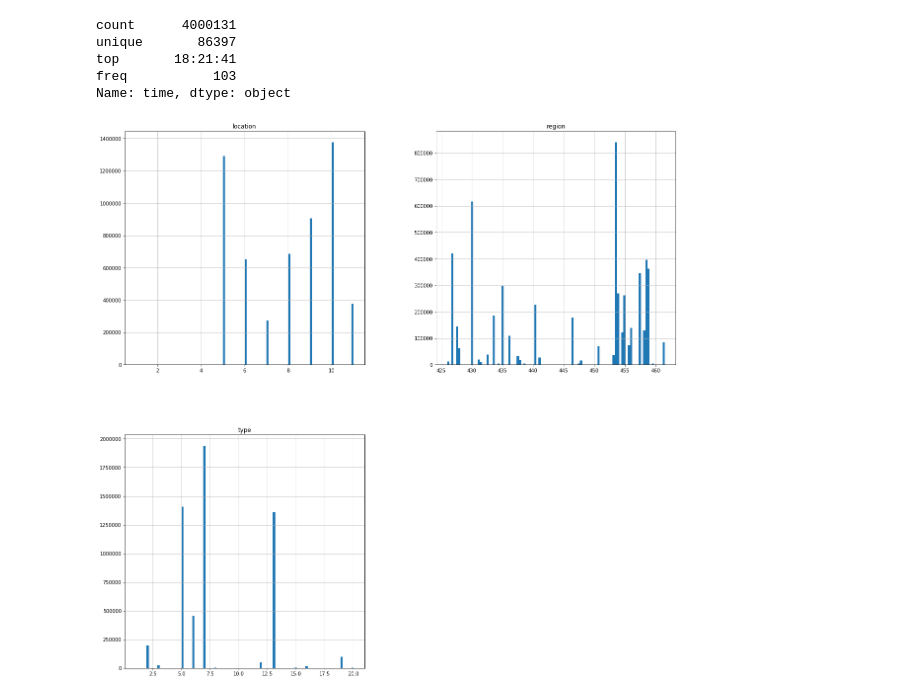
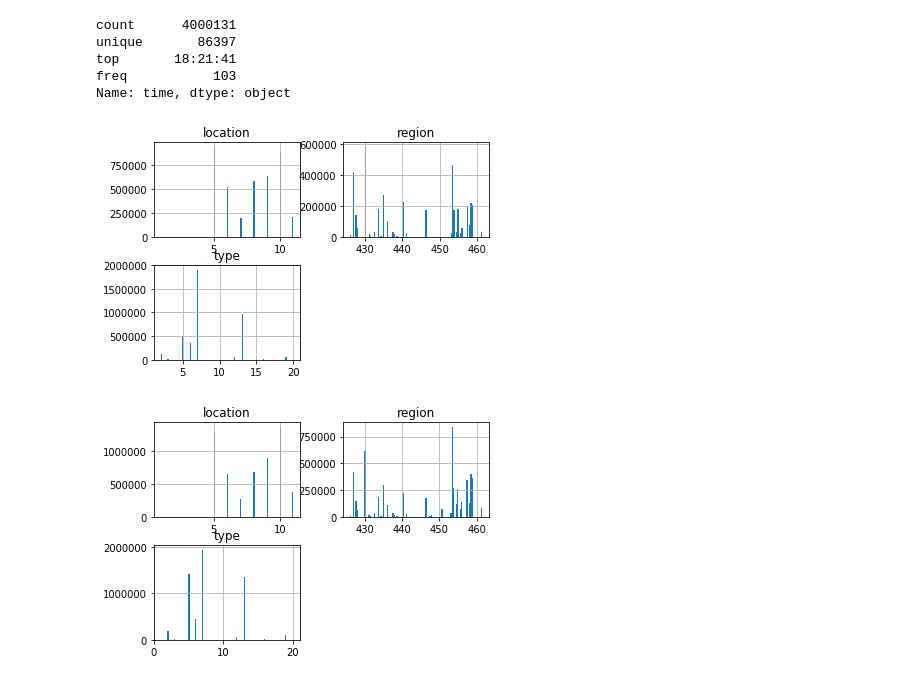
Before and after one commit to SokolovYaroslav/AIHack, a Jupyter notebook: Eda2.ipynb, the cells around one changed output. Saved outputs shown, nothing was run; the diff lists cells and outputs as text; code cells hidden in the pictures.

Commit message:
Not completed time exploring

```diff
--- a/Eda2.ipynb
+++ b/Eda2.ipynb
@@ -174,8 +174,12 @@ unique       86397
 top       18:21:41
 freq           103
 Name: time, dtype: object
+# %%
+train[~train.time.isnull()][['location','type','region']].hist(bins=100);
+# %% [output]
+[figure, added]
 # %%
-train[['location','type','region']].hist(bins=100, figsize=(20,20));
+train[['location','type','region']].hist(bins=100);
 # %% [output]
-[figure, old version]
+[figure, new version]
 # %%
```
Also changed, not shown: parts of 6 cells of this notebook.
